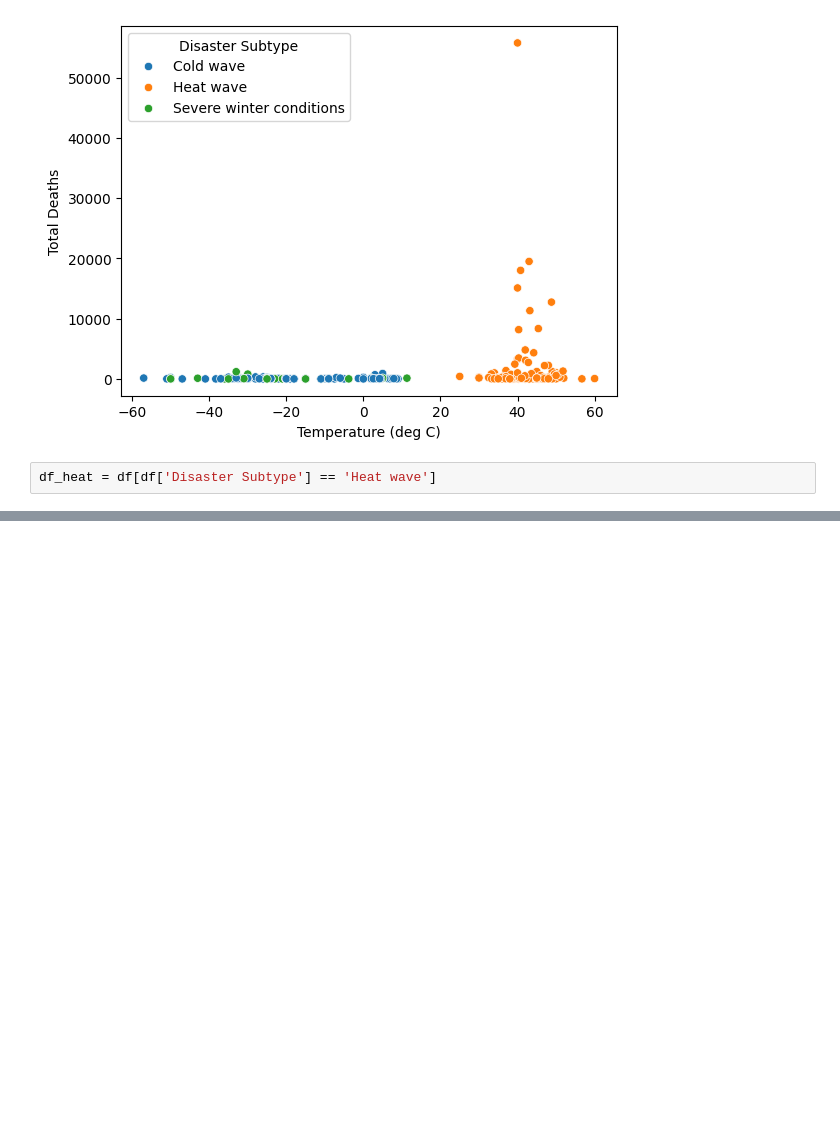
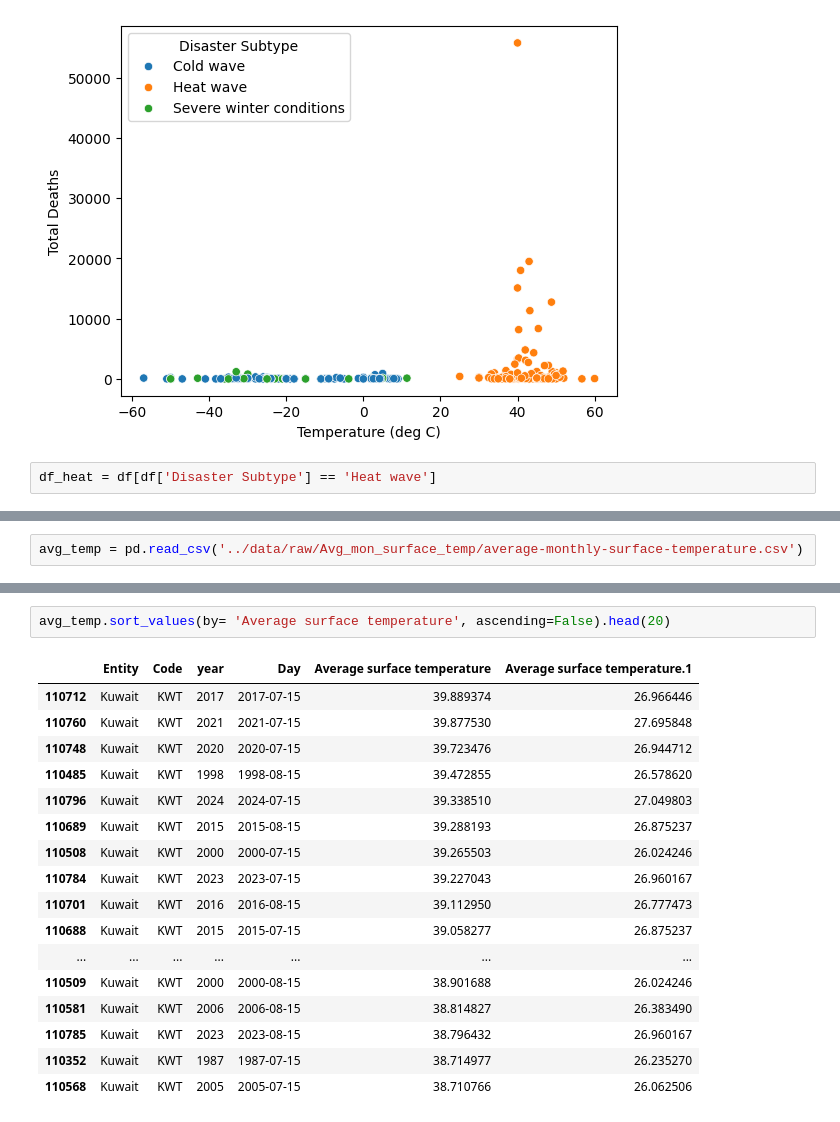
Before and after one commit to erindepree/project4, a Jupyter notebook: code/erin_clean.ipynb, the cells around one changed output, grey strips where cells are left out. Cells and saved outputs as stored; diff of their text form; blank space fills up the shorter version.

Commit message:
added our world in data monthly surface temperatures data, small exploration in Jupyter notebook

```diff
--- a/code/erin_clean.ipynb
+++ b/code/erin_clean.ipynb
@@ -123,0 +170,2 @@ fig, ax
+# %%
+avg_temp = pd.read_csv('../data/raw/Avg_mon_surface_temp/average-monthly-surface-temperature.csv')
@@ -123,0 +213,20 @@ fig, ax
+# %%
+avg_temp.sort_values(by= 'Average surface temperature', ascending=False).head(20)
+# %% [output]
+|  | Entity | Code | year | Day | Average surface temperature | Average surface temperature.1 |
+| 110712 | Kuwait | KWT | 2017 | 2017-07-15 | 39.889374 | 26.966446 |
+| 110760 | Kuwait | KWT | 2021 | 2021-07-15 | 39.877530 | 27.695848 |
+| 110748 | Kuwait | KWT | 2020 | 2020-07-15 | 39.723476 | 26.944712 |
+| 110485 | Kuwait | KWT | 1998 | 1998-08-15 | 39.472855 | 26.578620 |
+| 110796 | Kuwait | KWT | 2024 | 2024-07-15 | 39.338510 | 27.049803 |
+| 110689 | Kuwait | KWT | 2015 | 2015-08-15 | 39.288193 | 26.875237 |
+| 110508 | Kuwait | KWT | 2000 | 2000-07-15 | 39.265503 | 26.024246 |
+| 110784 | Kuwait | KWT | 2023 | 2023-07-15 | 39.227043 | 26.960167 |
+| 110701 | Kuwait | KWT | 2016 | 2016-08-15 | 39.112950 | 26.777473 |
+| 110688 | Kuwait | KWT | 2015 | 2015-07-15 | 39.058277 | 26.875237 |
+| ... | ... | ... | ... | ... | ... | ... |
+| 110509 | Kuwait | KWT | 2000 | 2000-08-15 | 38.901688 | 26.024246 |
+| 110581 | Kuwait | KWT | 2006 | 2006-08-15 | 38.814827 | 26.383490 |
+| 110785 | Kuwait | KWT | 2023 | 2023-08-15 | 38.796432 | 26.960167 |
+| 110352 | Kuwait | KWT | 1987 | 1987-07-15 | 38.714977 | 26.235270 |
+| 110568 | Kuwait | KWT | 2005 | 2005-07-15 | 38.710766 | 26.062506 |
```
Also changed, not shown: parts of 10 cells of this notebook, 5 other files.
